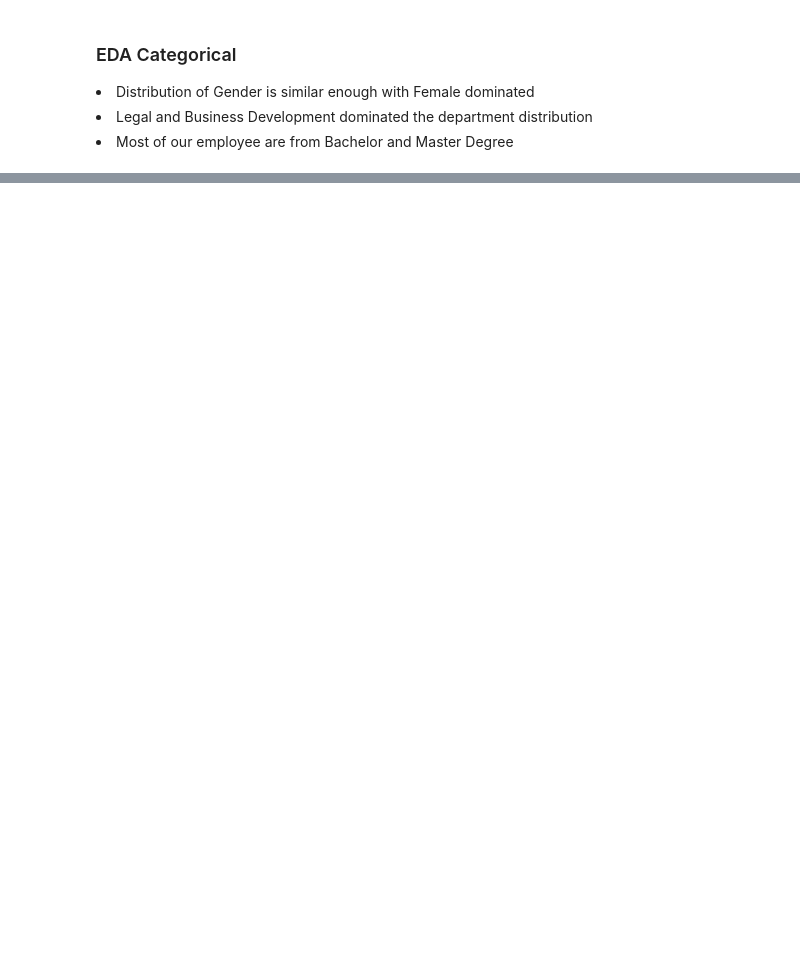
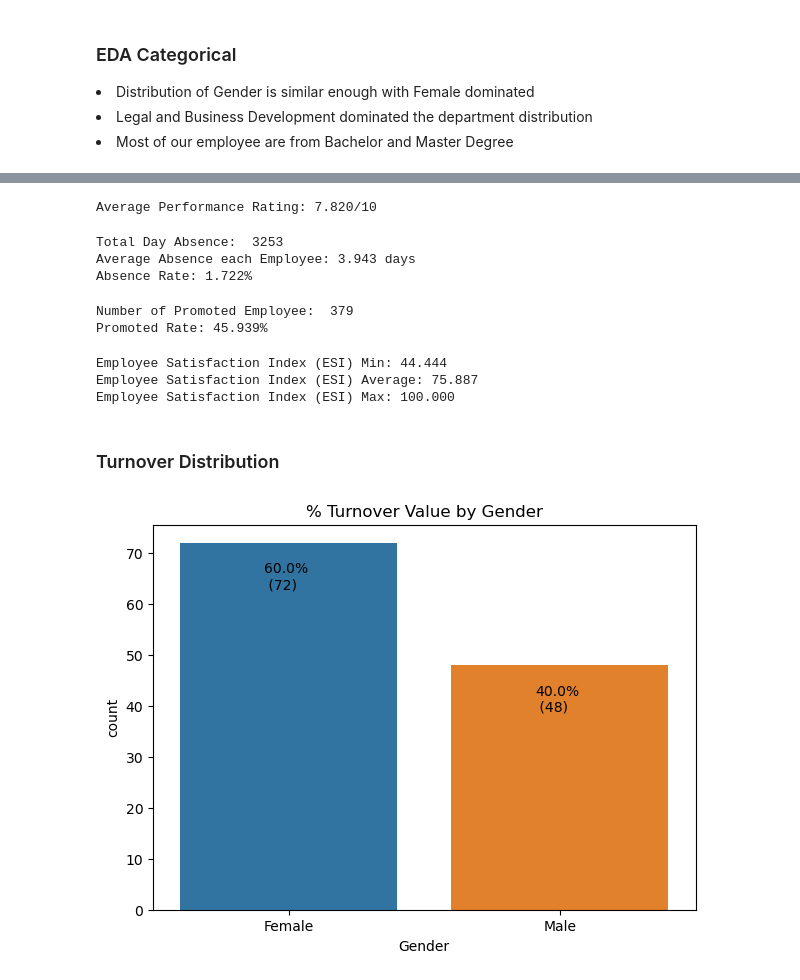
Before and after one commit to nandard/people-analytics-metrics, a Jupyter notebook: people_analytics.ipynb, the cells around one changed output, grey strips where cells are left out. Drawn from its saved outputs; the diff is of its cells as text; code cells hidden in the pictures; blank space fills up the shorter version.

```diff
--- a/people_analytics.ipynb
+++ b/people_analytics.ipynb
@@ -118,7 +141,7 @@ sns.histplot(data=df,x='Complete the Training Course',ax=axs[2][1],hue='Complete
 <li>Legal and Business Development dominated the department distribution</li>
 <li>Most of our employee are from Bachelor and Master Degree</li>
 # %%
-# Replace boolean column with binary
-df = df.replace({'No': 0, 'Yes': 1, 'Female': 0, 'Male': 1})
-for col in col_object[1:]:
-    print('{}: {}'.format(col,pd.unique(df[col])))
+# # Replace boolean column with binary
+# df = df.replace({'No': 0, 'Yes': 1, 'Female': 0, 'Male': 1})
+# for col in col_object[1:]:
+#     print('{}: {}'.format(col,pd.unique(df[col])))
@@ -134,0 +181,53 @@ Complete the Training Course: [1 0]
+# %%
+# Average Performance Rating
+total_pr = df['Performance Rating'].sum()
+apr = total_pr/num_employee
+print('Average Performance Rating: {:.3f}/10'.format(apr))
+# %% [output]
+Average Performance Rating: 7.820/10
+# %%
+# Absence Rate
+# Assume thare's 229 working days
+avg_absence = df['Absent'].sum() / num_employee
+absence_rate = avg_absence/229
+print('Total Day Absence: ', df['Absent'].sum())
+print('Average Absence each Employee: {:.3f} days'.format(avg_absence))
+print("Absence Rate: {:.3f}%".format(absence_rate*100))
+# %% [output]
+Total Day Absence:  3253
+Average Absence each Employee: 3.943 days
+Absence Rate: 1.722%
+# %%
+# Promoted Rate
+num_promoted = df['Promoted This Year'].value_counts()['Yes']
+pr = num_promoted / num_employee
+print("Number of Promoted Employee: ",num_promoted)
+print("Promoted Rate: {:.3f}%".format(pr*100))
+# %% [output]
+Number of Promoted Employee:  379
+Promoted Rate: 45.939%
+# %%
+# Employee Satisfaction Index (ESI)
+df['ESI'] = (((df['ESI 1'] + df['ESI 2'] + df['ESI 3'])/3)-1)*100/9
+print("Employee Satisfaction Index (ESI) Min: {:.3f}".format(df['ESI'].min()))
+print("Employee Satisfaction Index (ESI) Average: {:.3f}".format(df['ESI'].mean()))
+print("Employee Satisfaction Index (ESI) Max: {:.3f}".format(df['ESI'].max()))
+# %% [output]
+Employee Satisfaction Index (ESI) Min: 44.444
+Employee Satisfaction Index (ESI) Average: 75.887
+Employee Satisfaction Index (ESI) Max: 100.000
+# %% [markdown]
+<h3>Turnover Distribution</h3>
+# %%
+turnover_df = df[df['Turnover'] == 'Yes']
+_, axs = plt.subplots(figsize=(7,5))
+fig = sns.countplot(turnover_df,x='Gender',ax=axs)
+axs.set_title('% Turnover Value by Gender')
+total = df['Turnover'].value_counts()['Yes']
+for p in fig.patches:
+    percent = '{:.1f}%\n ({:.0f})'.format(p.get_height()*100/total,p.get_height())
+    x = p.get_x() + p.get_width()/2 - 0.09
+    y = p.get_y() + p.get_height() - 9
+    fig.annotate(percent, (x, y))
+# %% [output]
+[figure, added]
```
Also changed, not shown: parts of 22 cells of this notebook.
